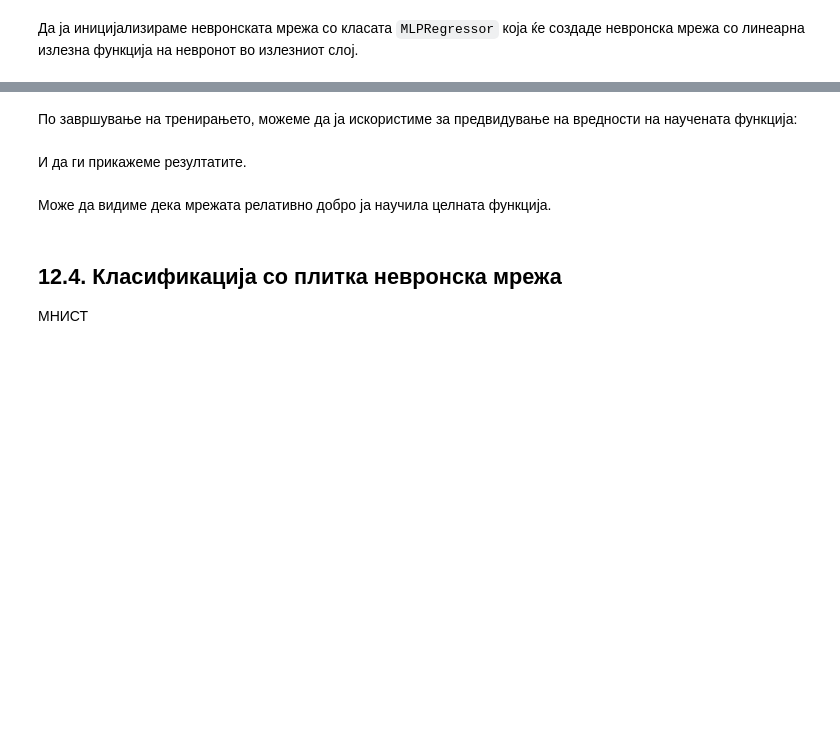
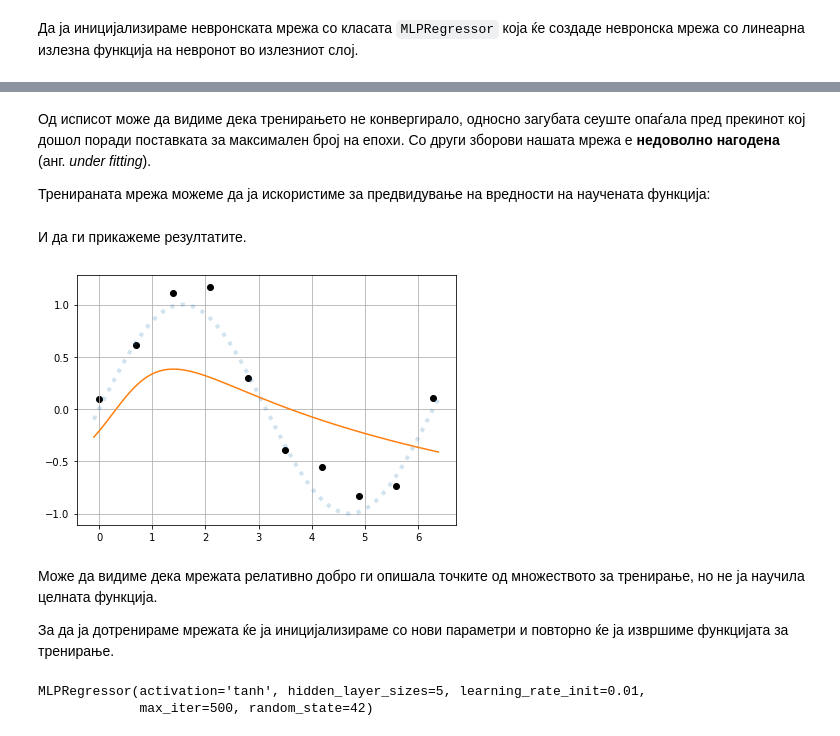
Before and after one commit to TomislavKartalov/VALENCE_ML_ebook, a Jupyter notebook: MK/12. Fully connected NNs - mk.ipynb, the cells around one changed output, grey strips where cells are left out. Drawn from its saved outputs; the diff is of its cells as text; code cells hidden in the pictures; blank space fills up the shorter version.

```diff
--- a/MK/12. Fully connected NNs - mk.ipynb
+++ b/MK/12. Fully connected NNs - mk.ipynb
@@ -269,13 +272,15 @@ plt.grid()
 reg = neural_network.MLPRegressor(
     hidden_layer_sizes=(5),
     activation="tanh",
-    alpha=0,
+    solver="adam",
+    alpha=0.0001,
+    batch_size="auto",
     learning_rate_init=0.01,
-    max_iter=300,
-    tol=1e-6,
+    max_iter=50,
+    tol=1e-4,
     early_stopping=False,
     random_state=42,
-    verbose=1,
+    verbose=True,
     )
 # %% [markdown]
 Со влезните параметри ги дефинираме следните големини:
@@ -295,15 +344,22 @@ reg.fit(xs, ys)
-# %% [markdown]
-По завршување на тренирањето, можеме да ја искористиме за предвидување на вредности на научената функција:
+# %% [markdown]
+Од исписот може да видиме дека тренирањето не конвергирало, односно загубата сеуште опаѓала пред прекинот кој дошол поради поставката за максимален број на епохи. Со други зборови нашата мрежа е **недоволно нагодена** (анг. *under fitting*).
+
+Тренираната мрежа можеме да ја искористиме за предвидување на вредности на научената функција:
 # %%
-y_pred = reg.predict(x_axis)
+y_pred_under = reg.predict(x_axis)
 # %% [markdown]
 И да ги прикажеме резултатите.
 # %%
 # %% plot results
 plt.figure()
 plt.scatter(xs, ys, c='k')
-plt.plot(x_axis, y_pred)
+plt.plot(x_axis, y_sin, ':', lw=4, alpha=0.2)
+plt.plot(x_axis, y_pred_under)
 plt.grid()
 plt.tight_layout()
+# %% [output]
+[figure, added]
 # %% [markdown]
-Може да видиме дека мрежата релативно добро ја научила целната функција.
+Може да видиме дека мрежата релативно добро ги опишала точките од множеството за тренирање, но не ја научила целната функција.
+
+За да ја дотренираме мрежата ќе ја иницијализираме со нови параметри и повторно ќе ја извршиме функцијата за тренирање.
@@ -401,3 +366,14 @@ plt.legend()
-# %% [markdown]
-## 12.4. Класификација со плитка невронска мрежа
-МНИСТ
+# %%
+reg = neural_network.MLPRegressor(
+    hidden_layer_sizes=(5),
+    activation="tanh",
+    alpha=0.0001,
+    learning_rate_init=0.01,
+    max_iter=500,
+    tol=1e-4,
+    random_state=42,
+    )
+reg.fit(xs, ys)
+# %% [output]
+MLPRegressor(activation='tanh', hidden_layer_sizes=5, learning_rate_init=0.01,
+             max_iter=500, random_state=42)
```
Also changed, not shown: parts of 36 cells of this notebook.
